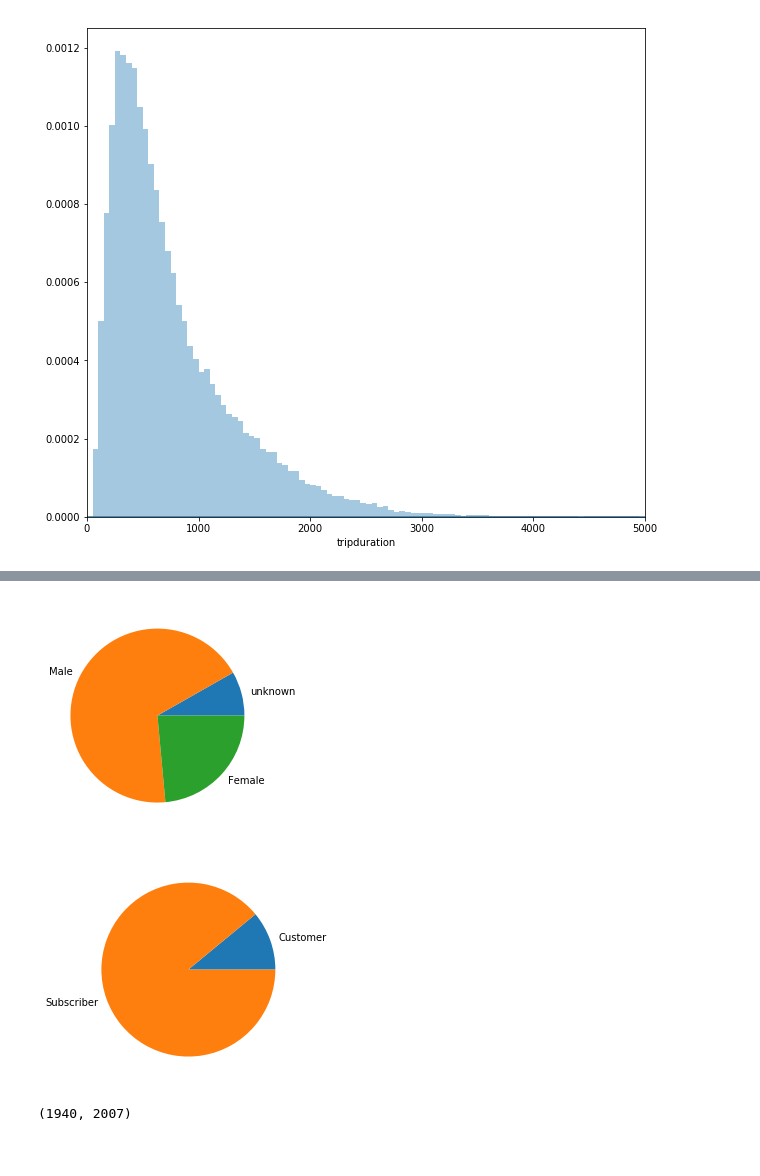
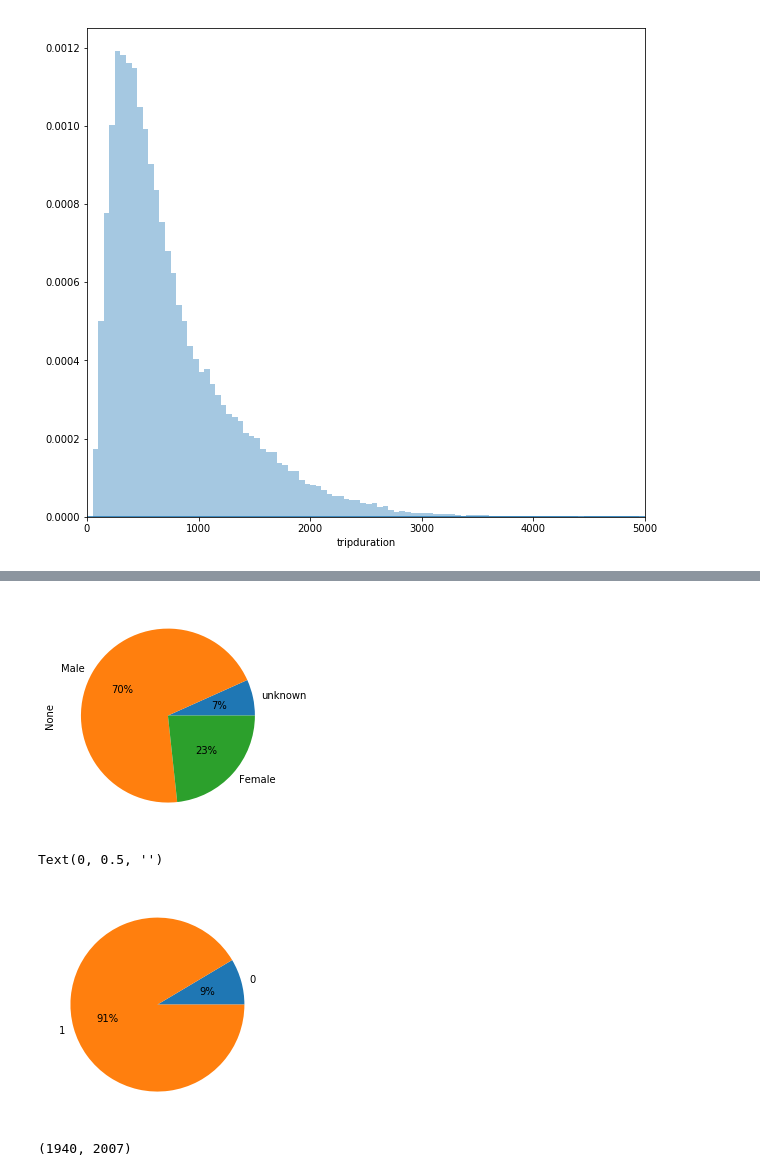
Before and after one commit to yousef5664/CityBike, a Jupyter notebook: exploration.ipynb, the cells around one changed output, grey strips where cells are left out. Cells and saved outputs as stored; diff of their text form; code cells hidden in the pictures.

```diff
--- a/exploration.ipynb
+++ b/exploration.ipynb
@@ -91,14 +85,14 @@ plt.show()
 # %%
 label = ['unknown', 'Male', 'Female']
-gender_grouped = df.groupby('gender').size()
-plt.pie(gender_grouped ,labels=label);
+df.groupby('gender').size().plot(kind='pie',labels=label,  autopct='%1.0f%%');
 # %% [output]
-[figure, old version]
+[figure, new version]
 # %%
-gender_grouped = df.groupby('usertype').size()
-plt.pie(gender_grouped, labels=gender_grouped.index);
+df.groupby('usertype').size().plot(kind='pie', labels=gender_grouped.index, autopct='%1.0f%%');
+plt.ylabel('')
 # %% [output]
+Text(0, 0.5, '')
-[figure, old version]
+[figure, new version]
 # %%
 plt.figure(figsize=(10,8))
 base_color = sns.color_palette()[0]
```
Also changed, not shown: parts of 12 cells of this notebook.
